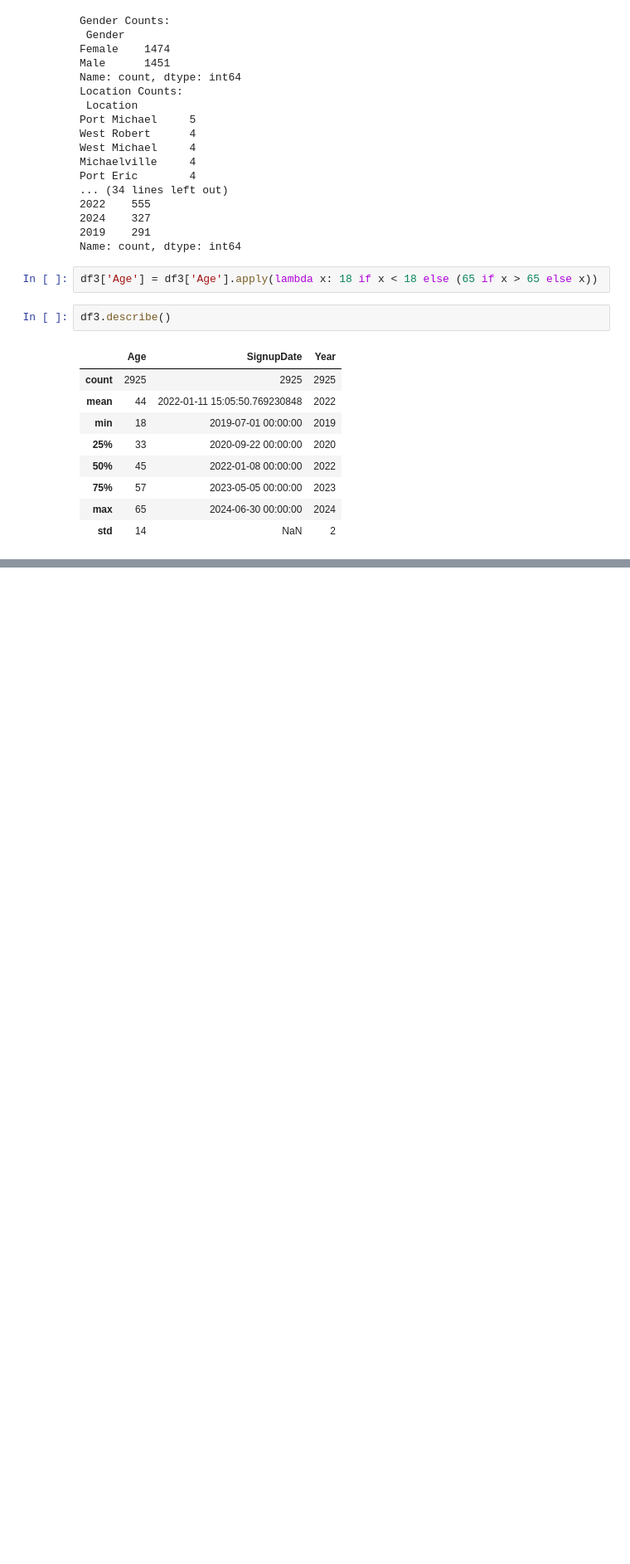
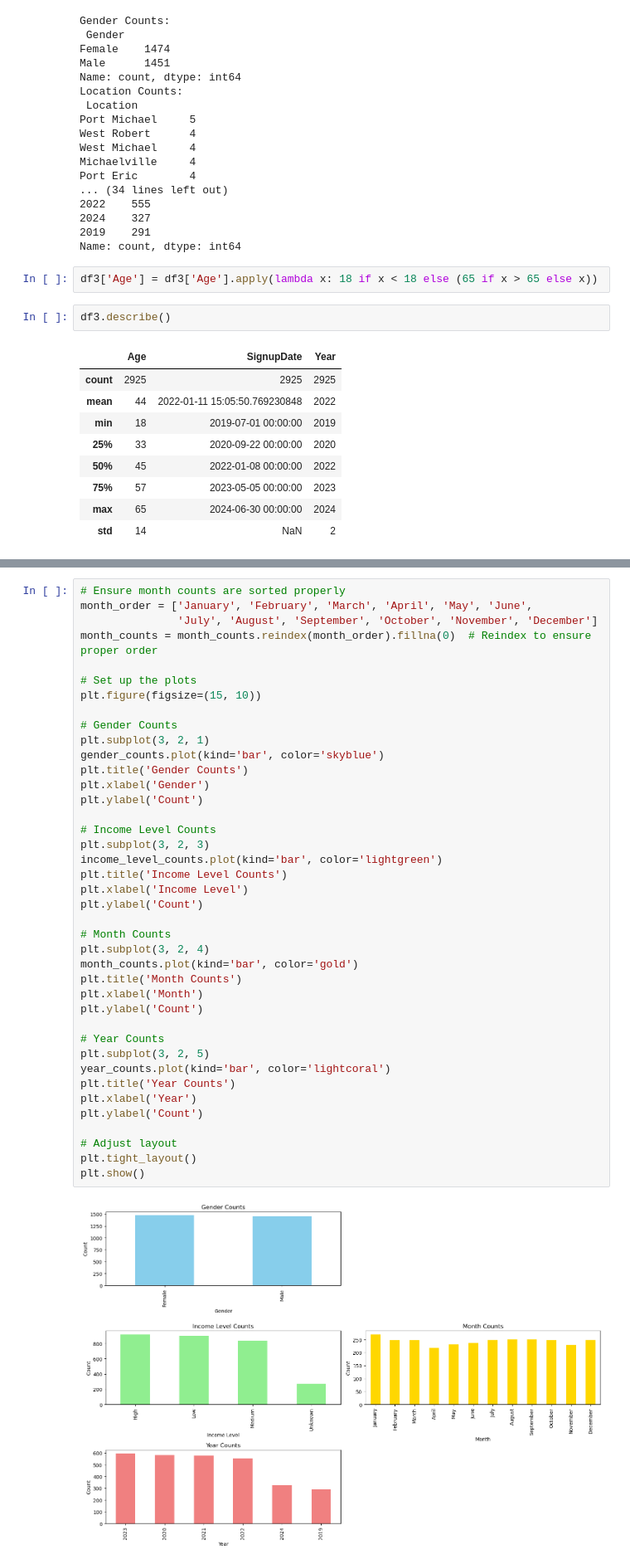
Before and after one commit to amatibag/MO-IT125-A3103-Matibag, a Jupyter notebook: MS1 - CustomerSegments.ipynb, the cells around one changed output, grey strips where cells are left out. Shown: that part at 83% size. Drawn from its saved outputs; the diff is of its cells as text; blank space fills up the shorter version.

```diff
--- a/MS1 - CustomerSegments.ipynb
+++ b/MS1 - CustomerSegments.ipynb
@@ -283,0 +284,42 @@ df3.describe()
+# %%
+# Ensure month counts are sorted properly
+month_order = ['January', 'February', 'March', 'April', 'May', 'June',
+               'July', 'August', 'September', 'October', 'November', 'December']
+month_counts = month_counts.reindex(month_order).fillna(0)  # Reindex to ensure proper order
+
+# Set up the plots
+plt.figure(figsize=(15, 10))
+
+# Gender Counts
+plt.subplot(3, 2, 1)
+gender_counts.plot(kind='bar', color='skyblue')
+plt.title('Gender Counts')
+plt.xlabel('Gender')
+plt.ylabel('Count')
+
+# Income Level Counts
+plt.subplot(3, 2, 3)
+income_level_counts.plot(kind='bar', color='lightgreen')
+plt.title('Income Level Counts')
+plt.xlabel('Income Level')
+plt.ylabel('Count')
+
+# Month Counts
+plt.subplot(3, 2, 4)
+month_counts.plot(kind='bar', color='gold')
+plt.title('Month Counts')
+plt.xlabel('Month')
+plt.ylabel('Count')
+
+# Year Counts
+plt.subplot(3, 2, 5)
+year_counts.plot(kind='bar', color='lightcoral')
+plt.title('Year Counts')
+plt.xlabel('Year')
+plt.ylabel('Count')
+
+# Adjust layout
+plt.tight_layout()
+plt.show()
+# %% [output]
+[figure, added]
```
Also changed, not shown: parts of 2 cells of this notebook, 2 other files.
